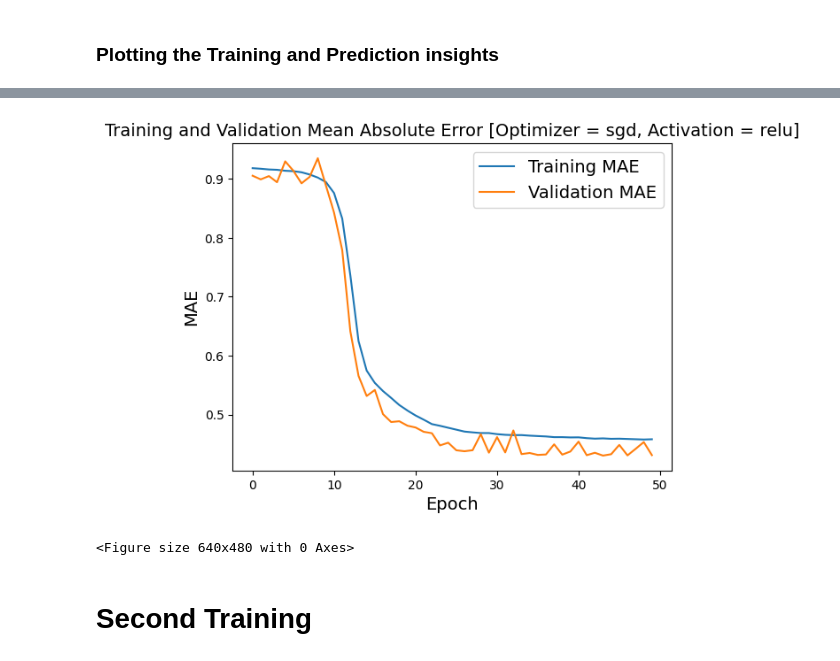
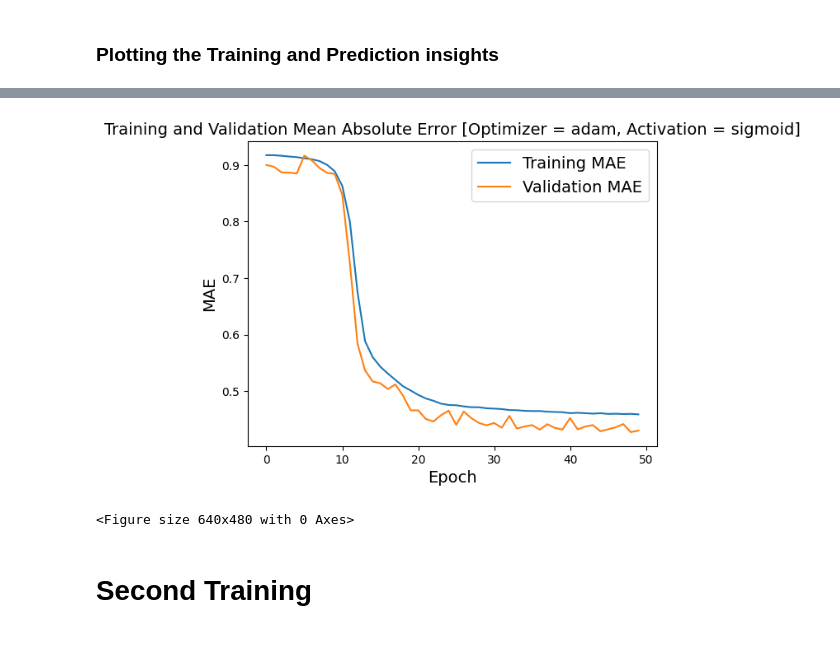
Before and after one commit to moheed-ali/AIML-Notebook-Collection, a Jupyter notebook: california.ipynb, the cells around one changed output, grey strips where cells are left out. Saved outputs shown, nothing was run; the diff lists cells and outputs as text; code cells hidden in the pictures.

```diff
--- a/california.ipynb
+++ b/california.ipynb
@@ -607,17 +615,17 @@ plt.savefig('Training and Validation Loss [Optimizer = adam, Activation = relu].
 # %%
 # Plot training history
 plt.plot(sgd_model_history.history['mae'], label='Training MAE')  # Use 'mae' instead of 'accuracy'
 plt.plot(sgd_model_history.history['val_mae'], label='Validation MAE')  # Use 'val_mae' instead of 'val_accuracy'
-plt.title('Training and Validation Mean Absolute Error [Optimizer = sgd, Activation = relu]')
+plt.title('Training and Validation Mean Absolute Error [Optimizer = adam, Activation = sigmoid]')
 plt.xlabel('Epoch')
 plt.ylabel('MAE')
 plt.legend()
 plt.show()
 
 # Save the plot
 plt.savefig('Training and Mean Absolute Error [Optimizer = adam, Activation = sigmoid].png')
 # %% [output]
-[figure, old version]
+[figure, new version]
 <Figure size 640x480 with 0 Axes>
 # %% [markdown]
 # **Second Training**
```
Also changed, not shown: parts of 29 cells of this notebook.
